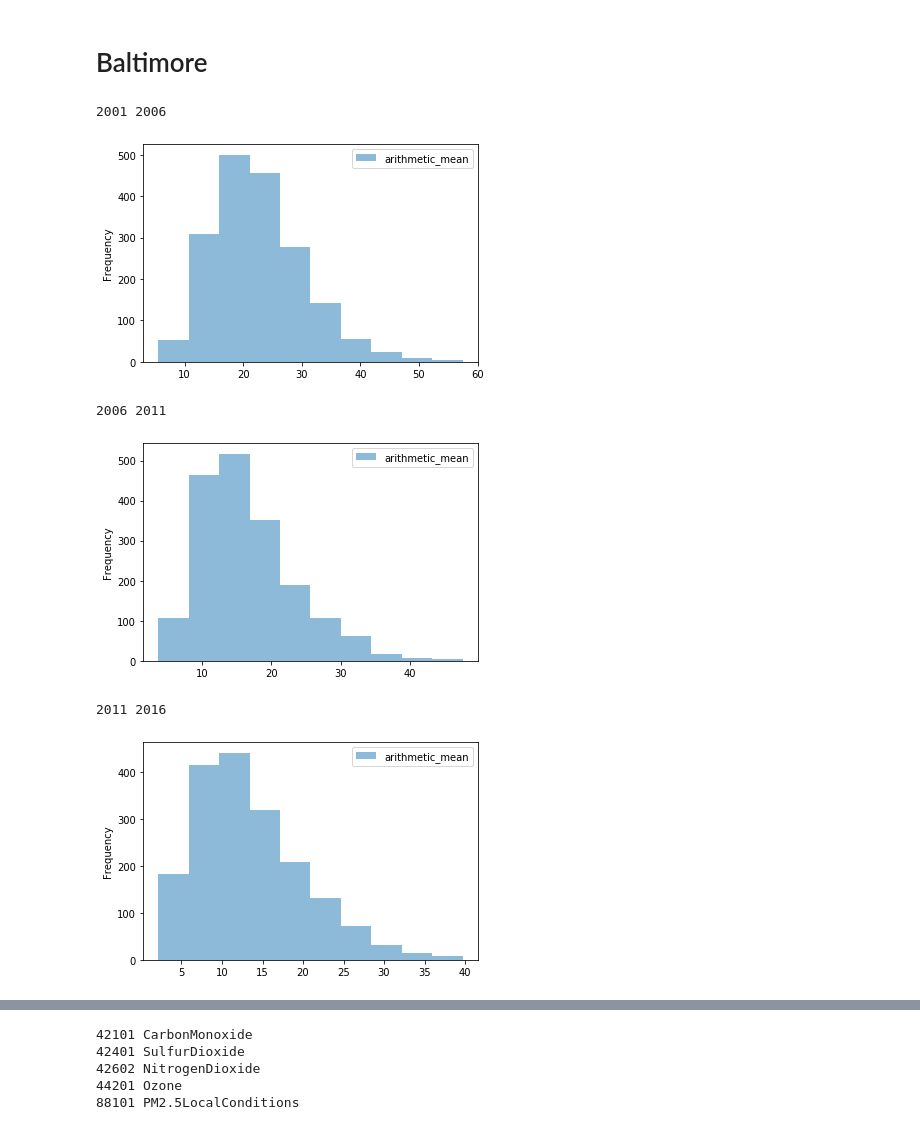
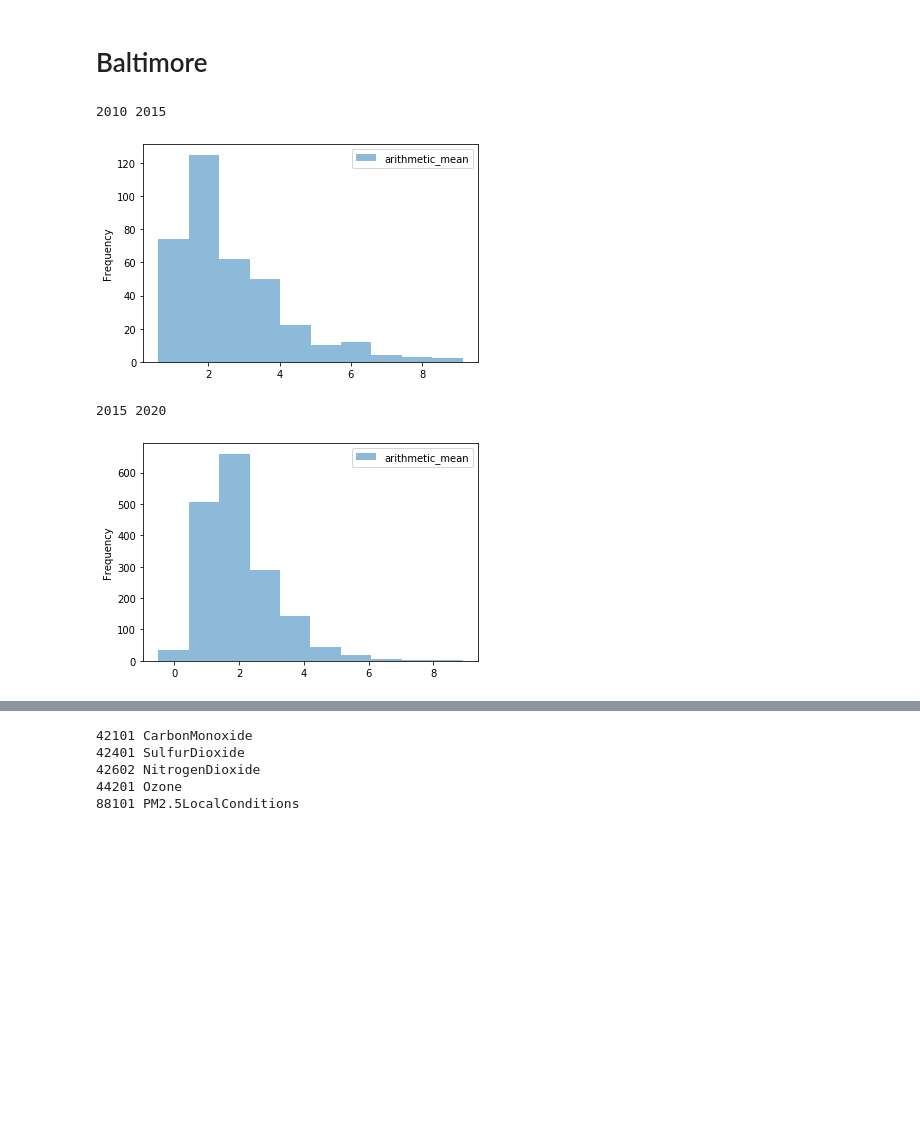
Before and after one commit to ksamavedam/Pollution20Code, a Jupyter notebook: Appa/apps_scratch.ipynb, the cells around one changed output, grey strips where cells are left out. Cells and saved outputs as stored; diff of their text form; code cells hidden in the pictures; blank space fills up the shorter version.

```diff
--- a/Appa/apps_scratch.ipynb
+++ b/Appa/apps_scratch.ipynb
@@ -11,8 +11,9 @@ import datetime
 # %% [markdown]
 # Baltimore
 # %%
-county='WashDC'
+#county='WashDC'
 #county='Baltimore_'
+county='Garrett_'
 # %%
 # Hard Code params with proper names
 # at the
@@ -55,19 +56,17 @@ def readAndDisplayFileYearRange(c,px,ya,yb):
 #df = readAndDisplayFile('Baltimore','p','2011');
 # %%
 p='42602'
-for i in range(2001,2016,5):
+for i in range(2010,2019,5):
     print(i,i+5)
     df =  readAndDisplayFileYearRange(county,p,i,i+5)
     df.plot.hist(alpha=0.5)
     #df.boxplot()
     plt.show()
 # %% [output]
-2001 2006
+2010 2015
-[figure, old version]
+[figure, new version]
-2006 2011
+2015 2020
-[figure, old version]
+[figure, new version]
-2011 2016
-[figure, removed]
 # %%
 p='42101'
 for i in range(2016,2019,5):
```
Also changed, not shown: parts of 4 cells of this notebook, 4 other files.
